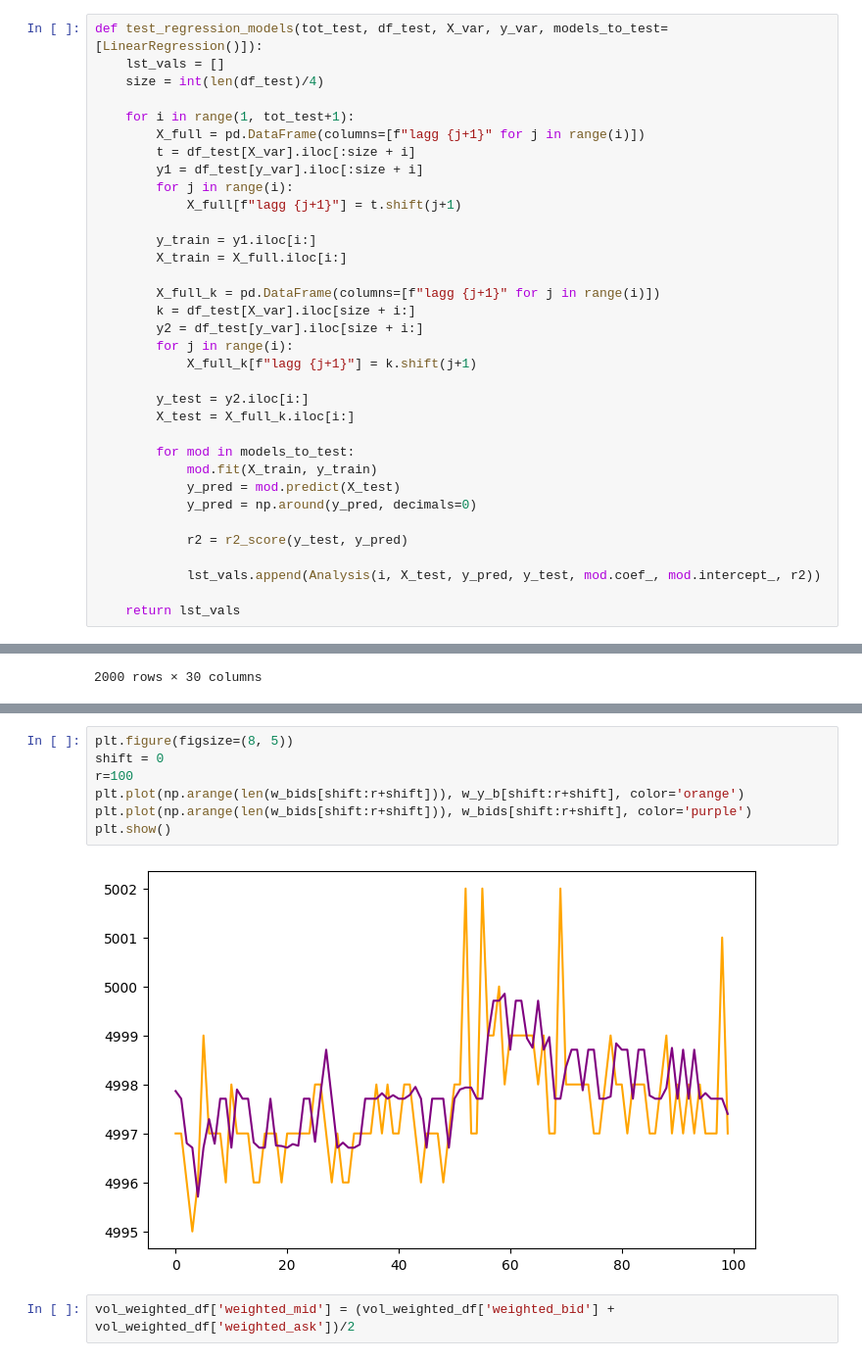
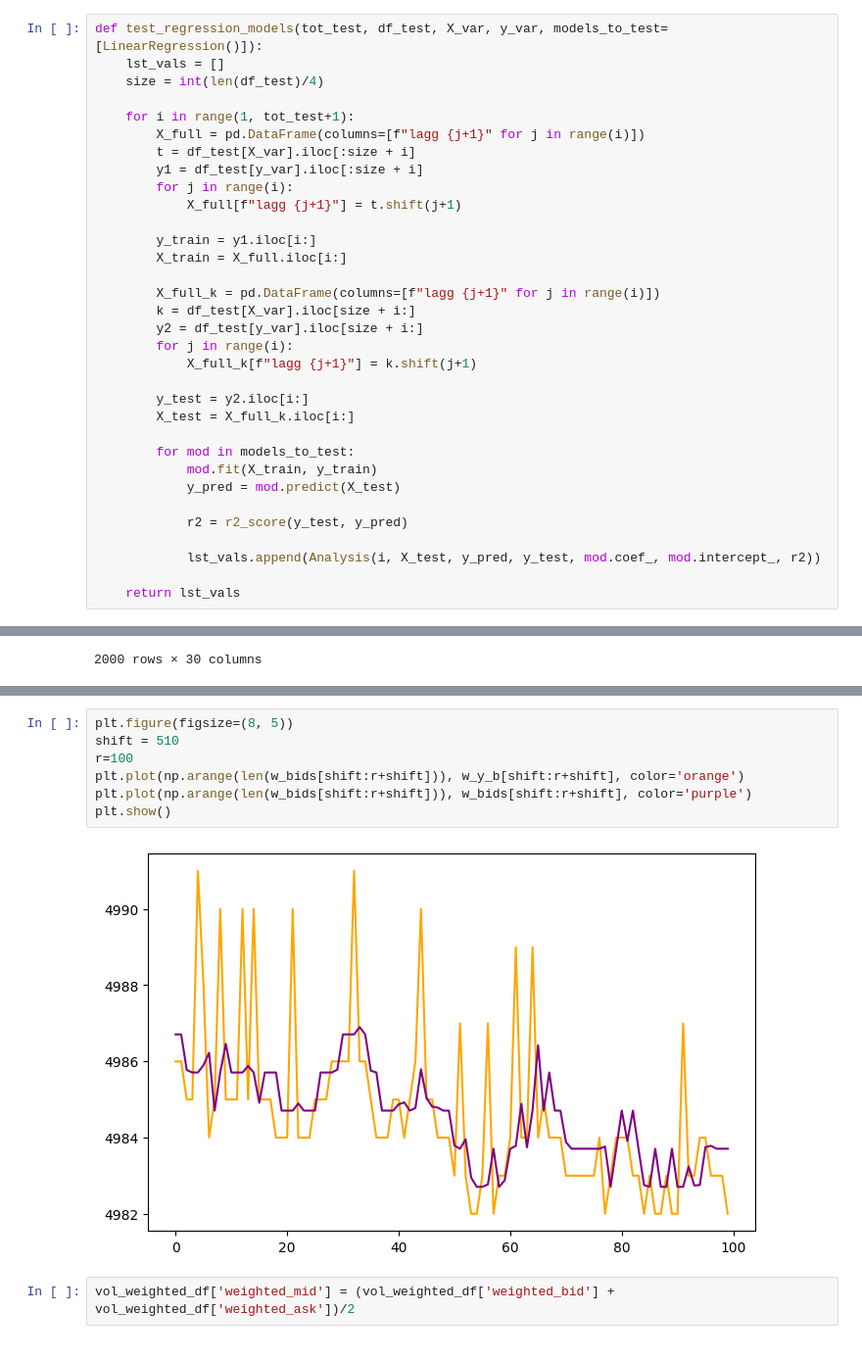
Before and after one commit to felixpoirier1/Prosperity, a Jupyter notebook: test.ipynb, the cells around one changed output, grey strips where cells are left out. Shown at 98% size. Drawn from its saved outputs; the diff is of its cells as text.

```diff
--- a/test.ipynb
+++ b/test.ipynb
@@ -338,7 +338,6 @@ def test_regression_models(tot_test, df_test, X_var, y_var, models_to_test=[Line
         for mod in models_to_test:
             mod.fit(X_train, y_train)
             y_pred = mod.predict(X_test)
-            y_pred = np.around(y_pred, decimals=0)
 
             r2 = r2_score(y_test, y_pred)
 
@@ -1070,12 +1090,12 @@ vol_weighted_df
 # %%
 plt.figure(figsize=(8, 5))
-shift = 0
+shift = 510
 r=100
 plt.plot(np.arange(len(w_bids[shift:r+shift])), w_y_b[shift:r+shift], color='orange')
 plt.plot(np.arange(len(w_bids[shift:r+shift])), w_bids[shift:r+shift], color='purple')
 plt.show()
 # %% [output]
-[figure, old version]
+[figure, new version]
 # %%
 vol_weighted_df['weighted_mid'] = (vol_weighted_df['weighted_bid'] + vol_weighted_df['weighted_ask'])/2
 # %% [markdown]
```
Also changed, not shown: parts of 19 cells of this notebook, 1 other file.
